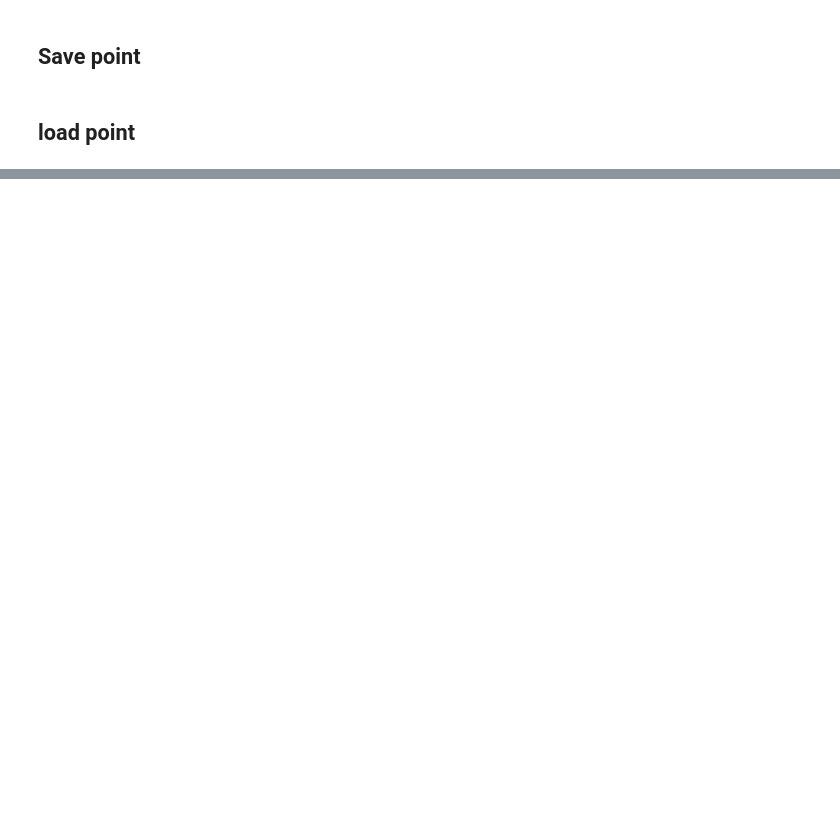
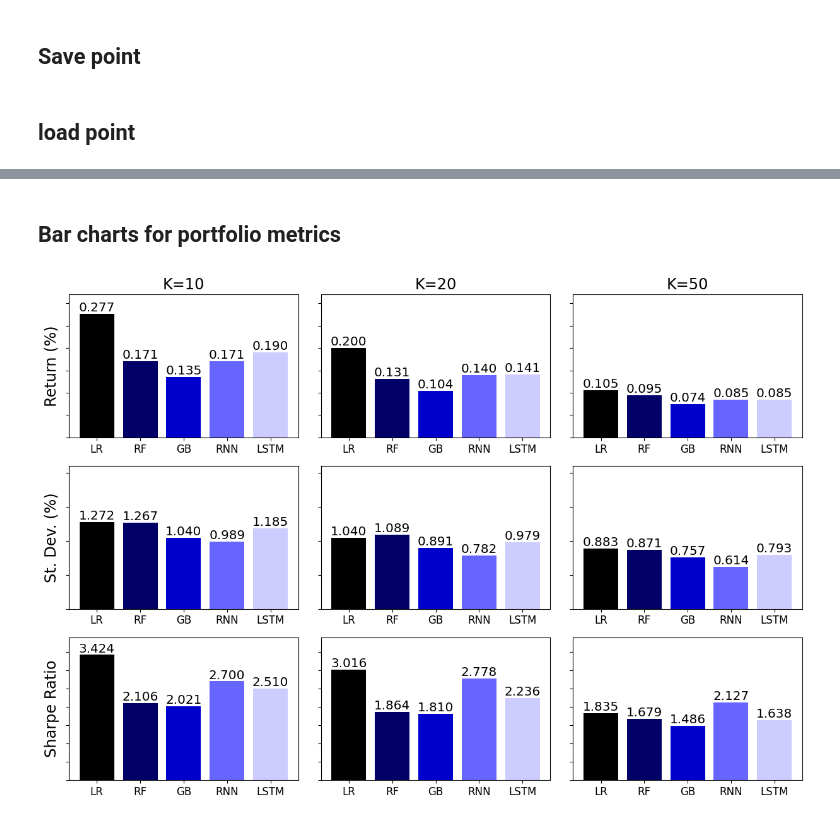
Before and after one commit to BasPeeters0306/Thesis_New, a Jupyter notebook: Executable.ipynb, the cells around one changed output, grey strips where cells are left out. Cells and saved outputs as stored; diff of their text form; code cells hidden in the pictures; blank space fills up the shorter version.

```diff
--- a/Executable.ipynb
+++ b/Executable.ipynb
@@ -1261,0 +1261,51 @@ plt.show()
+# %% [markdown]
+## Bar charts for portfolio metrics
+# %%
+dict = dict_df_metrics_SESI
+
+# Define colors for each bar category
+colors = ['red', 'blue', 'green', 'orange', 'yellow']
+# colors = [(1, 0, 0, 1), (0, 0, 1, 1), (0, 1, 0, 1), (1, 0.5, 0, 1), (1, 1, 0, 1)]  # red, blue, green, orange, yellow # last number is the alpha transparency # Lower values for the first 3 lead to darker colors
+# colors = [(0.75, 0, 0, 1), (0, 0, 0.75, 1), (0, 0.75, 0, 1), (0.75, 0.375, 0, 1), (0.75, 0.75, 0, 1)]
+colors = [(1.0, 0.0, 0.0), (0.75, 0.0, 0.25), (0.5, 0.0, 0.5), (0.25, 0.0, 0.75), (0.0, 0.0, 1.0)]     # from red to blue
+# colors = [(0.0, 0.0, 1.0), (0.2, 0.2, 0.6), (0.4, 0.4, 0.2),(0.6, 0.6, 0.0),(1.0, 1.0, 0.0)]
+# colors = [(0.0, 0.0, 1.0), (0.0, 0.25, 0.5), (0.0, 0.5, 0.0), (0.0, 0.75, 0.0), (0.0, 1.0, 0.0)]
+colors = [(0.0, 0.0, 0), (0.0, 0.0, 0.25), (0.0, 0.0, 0.5), (0.0, 0.0, 0.75), (0.0, 0.0, 1.0)]        # Black to blue
+#colors = [(1.0, 1.0, 1.0), (0.75, 0.75, 1.0), (0.5, 0.5, 1.0), (0.25, 0.25, 1.0), (0.0, 0.0, 1.0)]    # White to blue
+colors = [(0.0, 0.0, 0), (0.0, 0.0, 0.40), (0.0, 0.0, 0.80), (0.4, 0.4, 1), (0.8, 0.8, 1.0)]        # Black to light blue        # Best colours
+
+
+# Create subplots with 3 rows and 3 columns
+fig, axes = plt.subplots(3, 3, figsize=(15, 10))
+fig.subplots_adjust(hspace=0.2, wspace=0.1)
+
+metrics = ["Return (%)", 'St. Dev. (%)', "Sharpe Ratio"]
+keys = ["10", "20", "50"]
+
+# Define Y-axis limits for each metric
+y_lims = {"Return (%)": [0, 0.32], 'St. Dev. (%)': [0, 2.1], "Sharpe Ratio": [0, 3.9]}
+
+for i, metric in enumerate(metrics):
+    for j, key in enumerate(keys):
+        bars = axes[i, j].bar(dict[key].columns, dict[key].loc[metric], color=colors)
+        if metric == "Return (%)":
+            axes[i, j].set_title(f"K={key}", fontsize = "xx-large")
+        # axes[i, j].set_xlabel(key)
+        if key == "10":
+            axes[i, j].set_ylabel(metric, fontsize = "xx-large")
+
+        axes[i, j].set_ylim(y_lims[metric])  # set the y-axis limit
+        axes[i, j].set_yticklabels([])
+
+        # Adjust the size of x and y tick labels
+        axes[i, j].tick_params(axis='x', labelsize=12)
+
+        for bar in bars:
+            yval = bar.get_height()
+            # axes[i, j].text(bar.get_x() + bar.get_width() / 2, yval, round(yval, 3), ha='center', va='bottom', fontsize = "large")
+            axes[i, j].text(bar.get_x() + bar.get_width() / 2, yval, f"{yval:.3f}", ha='center', va='bottom', fontsize="x-large")
+
+
+plt.show()
+# %% [output]
+[figure, added]
```
Also changed, not shown: parts of 10 cells of this notebook.
